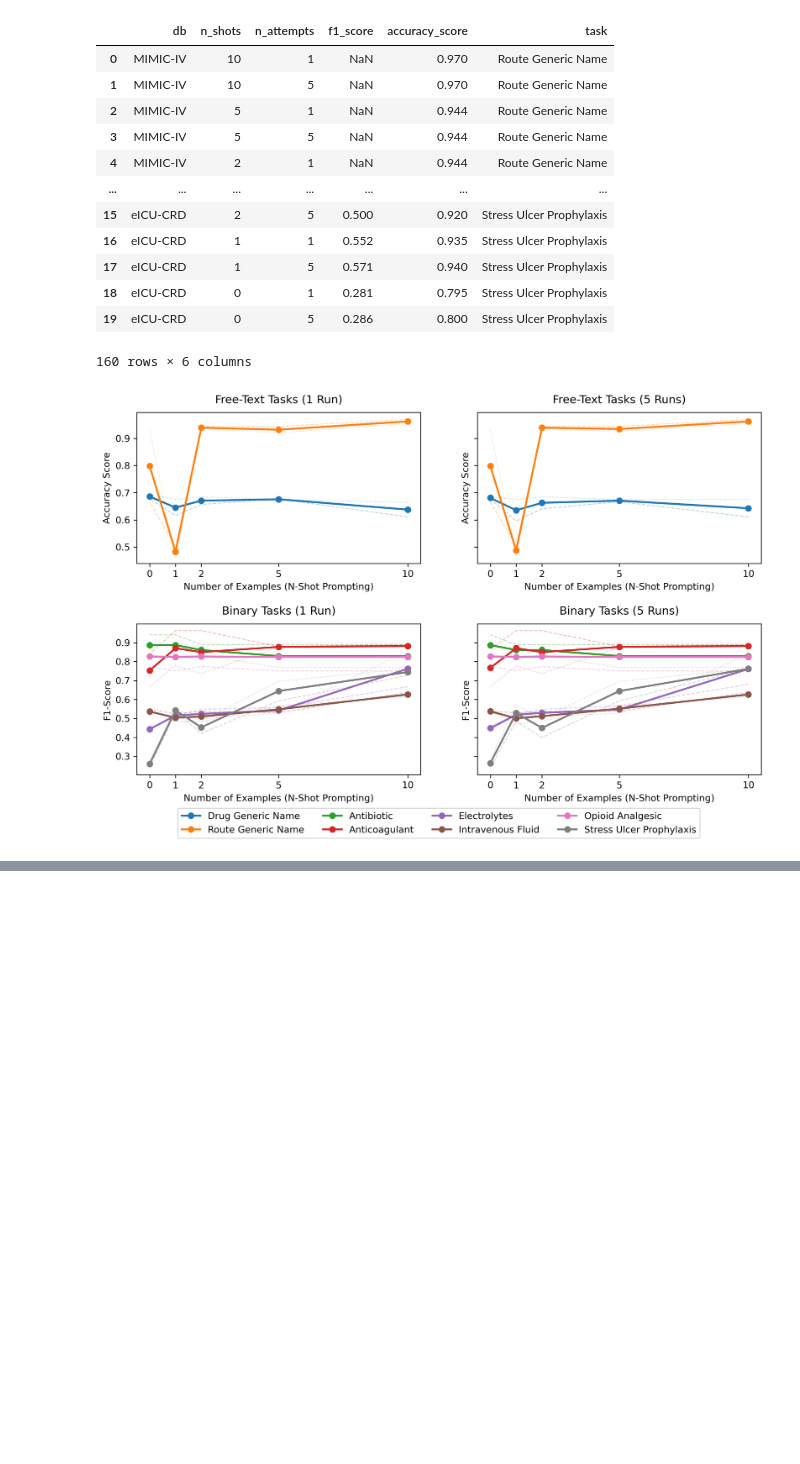
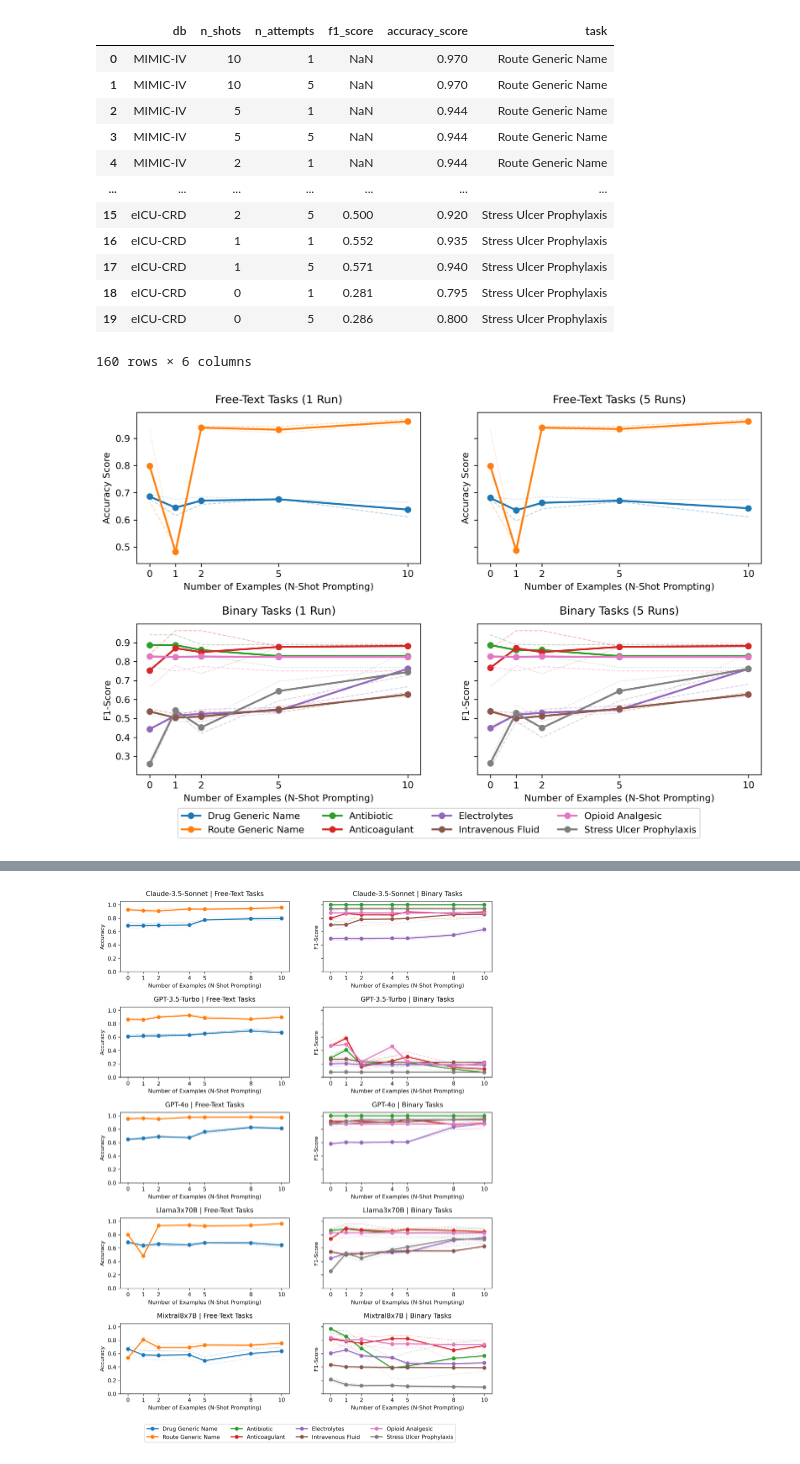
Before and after one commit to aiwonglab/ehrmonize, a Jupyter notebook: experiments/plot_metrics.ipynb, the cells around one changed output, grey strips where cells are left out. Cells and saved outputs as stored; diff of their text form; code cells hidden in the pictures; blank space fills up the shorter version.

```diff
--- a/experiments/plot_metrics.ipynb
+++ b/experiments/plot_metrics.ipynb
@@ -304,0 +348,80 @@ mean_values
+# %%
+import matplotlib.pyplot as plt
+
+# Assuming 'all_df' is your DataFrame
+# Define task names for mapping
+task_names = {
+    "one_hot_antibiotic": "Antibiotic",
+    "one_hot_anticoagulant": "Anticoagulant",
+    "one_hot_electrolytes": "Electrolytes",
+    "one_hot_iv_fluid": "Intravenous Fluid",
+    "one_hot_opioid_analgesic": "Opioid Analgesic",
+    "one_hot_stress_ulcer_prophylaxis": "Stress Ulcer Prophylaxis",
+    "get_generic_name": "Drug Generic Name",
+    "get_generic_route": "Route Generic Name",
+}
+
+# Separate tasks into free text and binary tasks
+free_text_tasks = [
+    "get_generic_name",
+    "get_generic_route",
+]
+binary_tasks = ["one_hot_antibiotic", "one_hot_anticoagulant", "one_hot_electrolytes",
+                "one_hot_iv_fluid", "one_hot_opioid_analgesic", "one_hot_stress_ulcer_prophylaxis"]
+
+# Create a figure with 5x2 subplots
+fig, axs = plt.subplots(5, 2, figsize=(12, 16), gridspec_kw={'height_ratios': [1, 1, 1, 1, 1], 'hspace': 0.5}, sharey='row')
+
+# Get unique shots from the data for x-ticks
+unique_shots = sorted(df['n_shots'].unique())
+
+# Define a color map using matplotlib 'tab:' colors
+color_cycle = plt.cm.tab10.colors  # 10 unique colors from the tab10 colormap
+color_map = {task: color_cycle[i] for i, task in enumerate(free_text_tasks + binary_tasks)}
+
+# Plotting
+for model, row_axes in zip(sorted(df['model'].unique()), axs):
+    for (task_type, ax) in zip(['Free-Text Tasks', 'Binary Tasks'], row_axes):
+        if 'Free-Text' in task_type:
+            tasks = free_text_tasks
+            score = 'accuracy_score'
+            score_label = 'Accuracy'
+        else:
+            tasks = binary_tasks
+            score = 'f1_score'
+            score_label = 'F1-Score'
+
+        for task in tasks:
+            group = df[(df['source_file'] == task) & (df['model'] == model)]
+            mean_values = group.groupby('n_shots')[['accuracy_score', 'f1_score']].mean().reset_index()
+
+            # Scatter plot with connected lines
+            ax.plot(mean_values['n_shots'], mean_values[score], label=task_names[task], marker='o', color=color_map[task], linewidth=2)
+
+            # Plot individual database lines with alpha for transparency
+            for db_name, db_group in group.groupby('db'):
+                linestyle = '--' if db_name == 'MIMIC-IV' else ':'
+                # ax.plot(db_group['n_shots'], db_group['accuracy_score'], alpha=0.3, color=color_map[task], linewidth=1, linestyle=linestyle)
+                ax.plot(db_group['n_shots'], db_group[score], alpha=0.3, color=color_map[task], linewidth=1, linestyle=linestyle)
+
+        ax.set_title(f"{model} | {task_type}", pad=10)
+        ax.set_xlabel('Number of Examples (N-Shot Prompting)')
+        ax.set_xticks(unique_shots)
+        ax.set_ylabel(score_label)
+        ax.set_ylim(0, 1.05)
+
+# Add a single legend below the plots
+handles, labels = [], []
+for ax in axs.flatten():
+    for handle, label in zip(*ax.get_legend_handles_labels()):
+        if label not in labels:
+            handles.append(handle)
+            labels.append(label)
+
+fig.legend(handles, labels, loc='lower center', ncol=4, bbox_to_anchor=(0.5, 0.03))
+
+plt.show()
+
+fig.savefig("plots/figure4.png", bbox_inches="tight")
+# %% [output]
+[figure, added]
```
Also changed, not shown: parts of 4 cells of this notebook, 56 other files.
